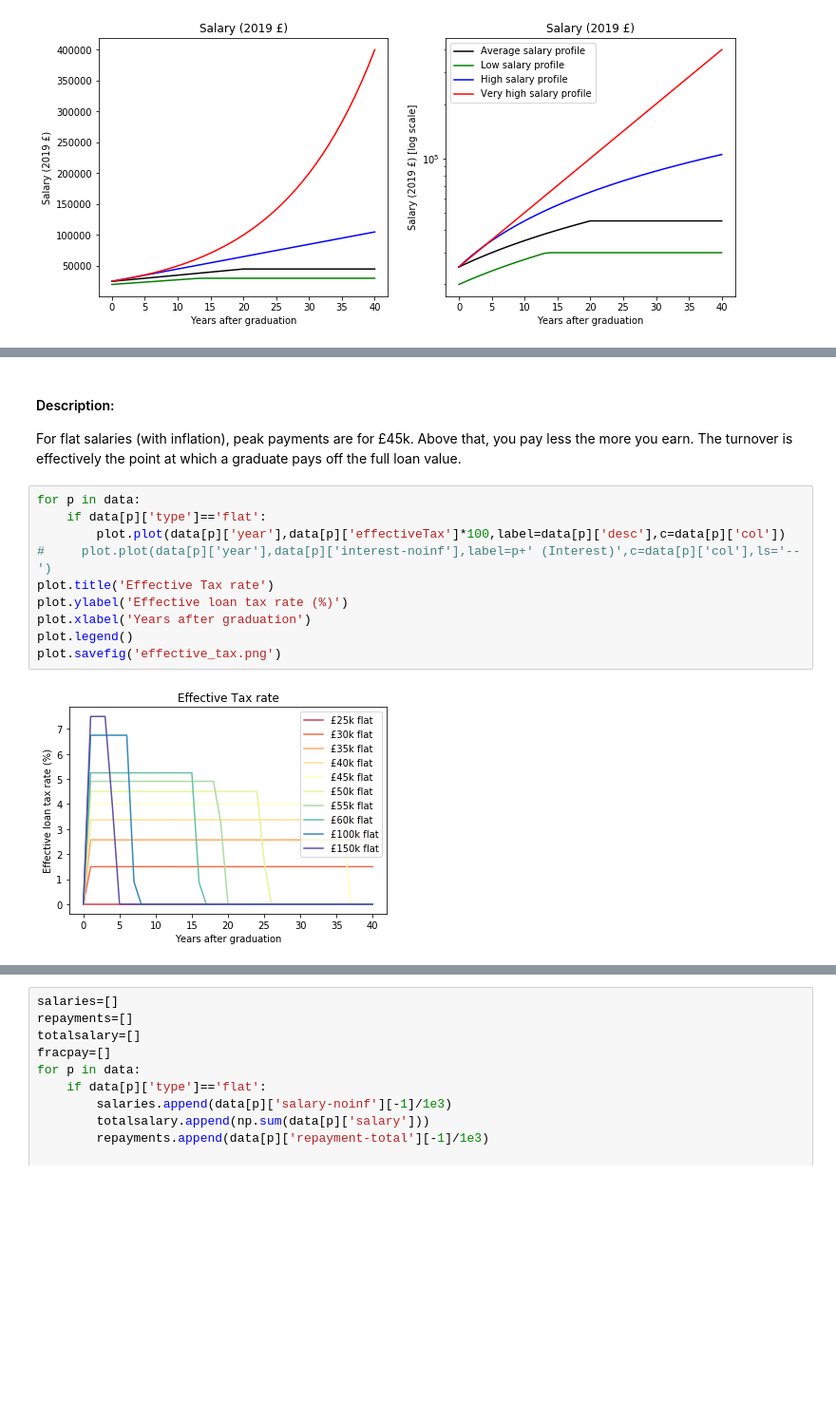
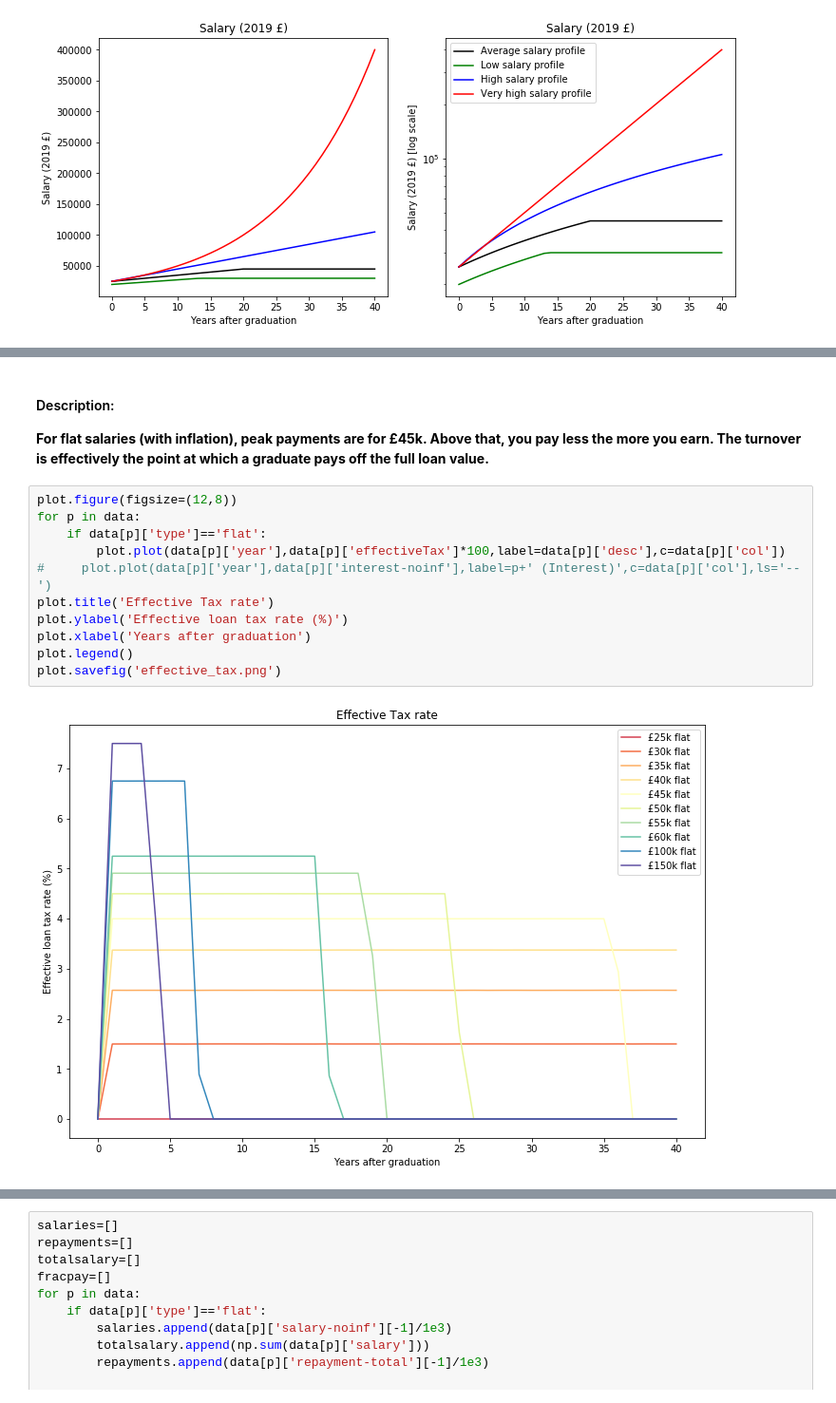
Before and after one commit to chrisnorth/loan-model, a Jupyter notebook: loan-model.ipynb, the cells around one changed output, grey strips where cells are left out. Shown at 95% size. Cells and saved outputs as stored; diff of their text form; blank space fills up the shorter version.

```diff
--- a/loan-model.ipynb
+++ b/loan-model.ipynb
@@ -252,17 +256,18 @@ plot.savefig('cumulative_payments.png')
 # %% [markdown]
 #### Description:
-For flat salaries (with inflation), peak payments are for £45k. Above that, you pay less the more you earn. The turnover is effectively the point at which a graduate pays off the full loan value.
+**For flat salaries (with inflation), peak payments are for £45k. Above that, you pay less the more you earn. The turnover is effectively the point at which a graduate pays off the full loan value.**
 # %%
+plot.figure(figsize=(12,8))
 for p in data:
     if data[p]['type']=='flat':
         plot.plot(data[p]['year'],data[p]['effectiveTax']*100,label=data[p]['desc'],c=data[p]['col'])
 #     plot.plot(data[p]['year'],data[p]['interest-noinf'],label=p+' (Interest)',c=data[p]['col'],ls='--')
 plot.title('Effective Tax rate')
 plot.ylabel('Effective loan tax rate (%)')
 plot.xlabel('Years after graduation')
 plot.legend()
 plot.savefig('effective_tax.png')
 # %% [output]
-[figure, old version]
+[figure, new version]
 # %% [markdown]
 #### Description
```
Also changed, not shown: parts of 12 cells of this notebook.
